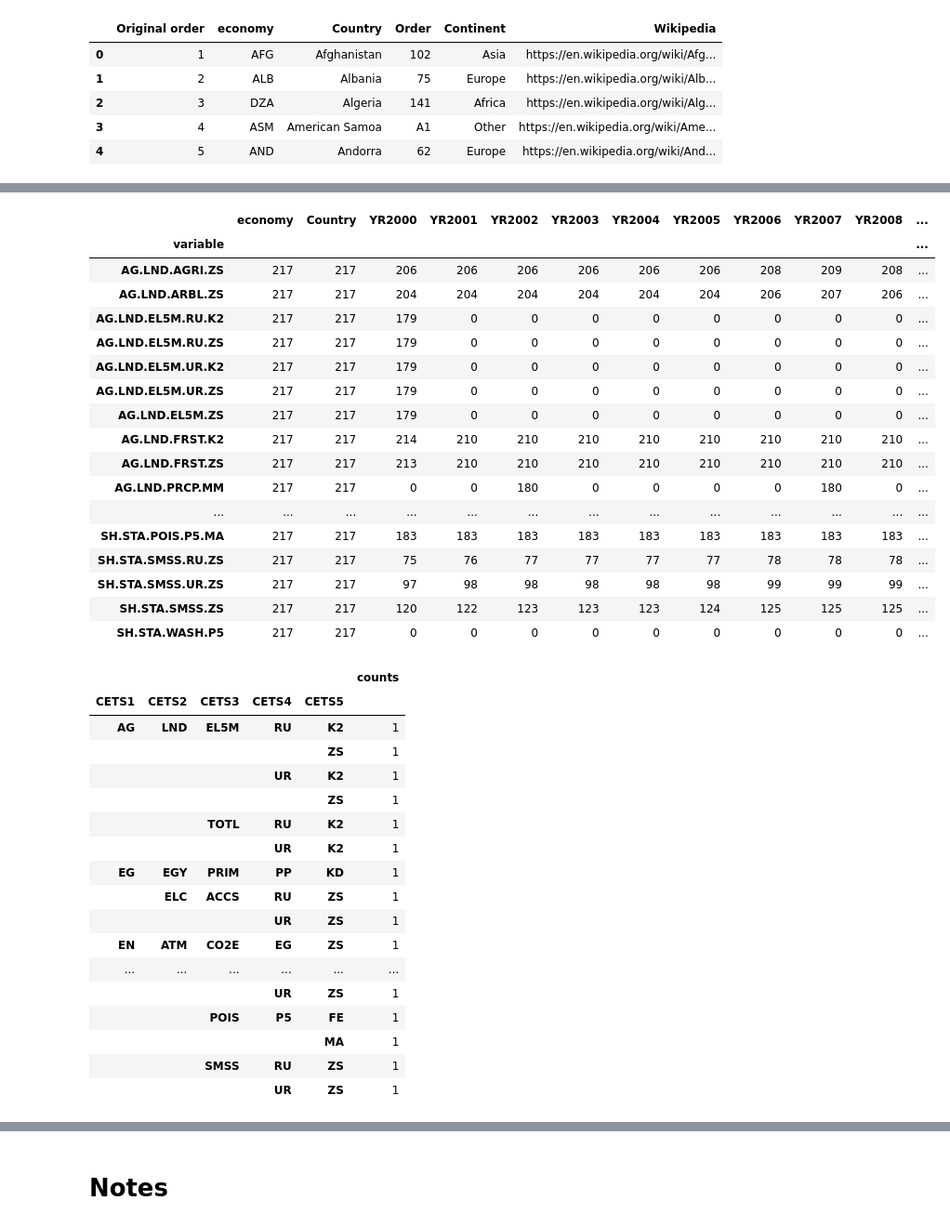
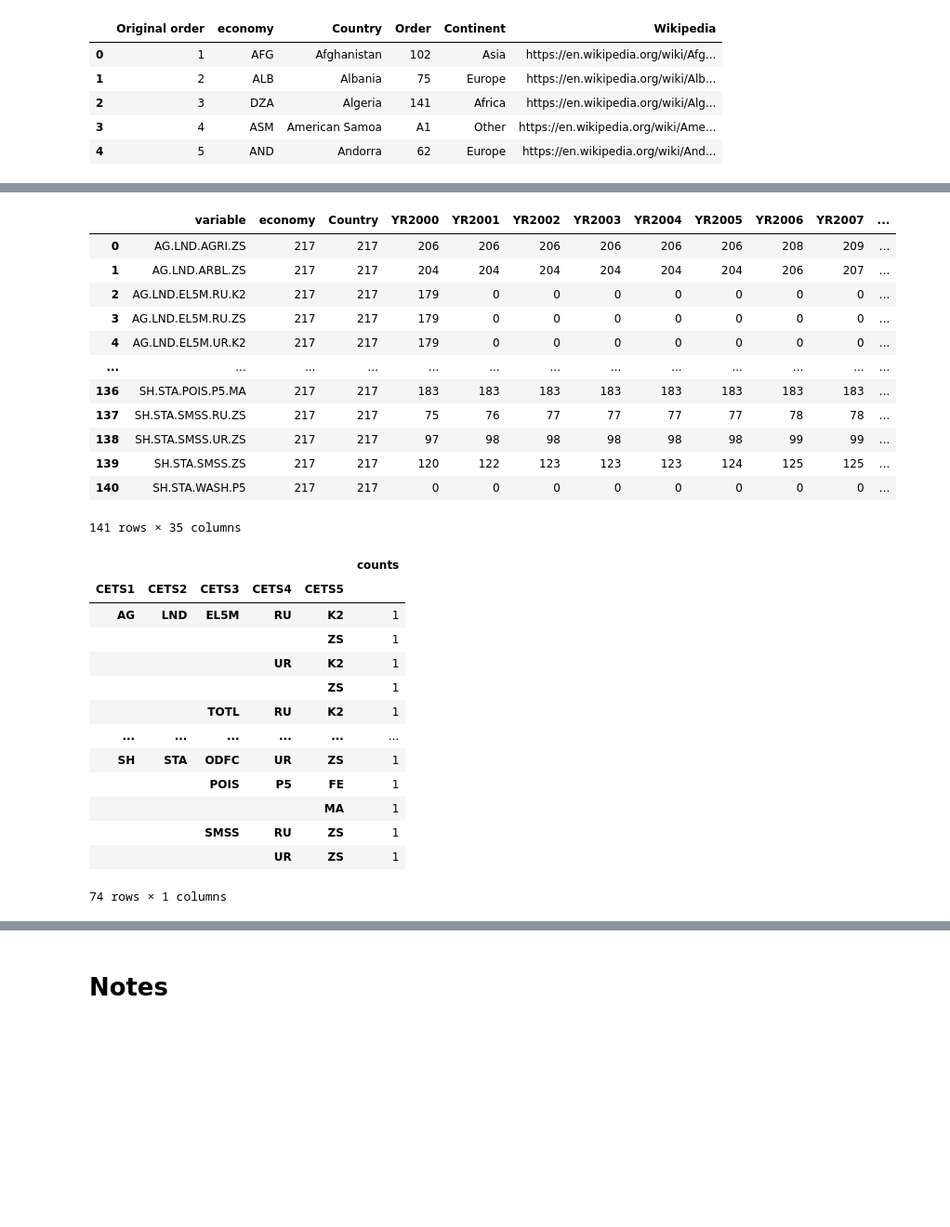
Before and after one commit to JavierParada/JavierParada.github.io, a Jupyter notebook: Inventory/Inventory.ipynb, the cells around one changed output, grey strips where cells are left out. Shown at 93% size. Cells and saved outputs as stored; diff of their text form; code cells hidden in the pictures; blank space fills up the shorter version.

```diff
--- a/Inventory/Inventory.ipynb
+++ b/Inventory/Inventory.ipynb
@@ -13,8 +13,8 @@ import plotly.express as px
 import plotly.graph_objects as go
 import datetime
 import numpy as np
-pd.set_option('display.max_rows', None)
-pd.set_option('display.max_columns', None)
+pd.set_option('display.max_rows', 50)
+pd.set_option('display.max_columns', 50)
 # %%
 # Define your own folder
 out_dir = os.path.join(os.path.expanduser('~'), 'Documents/Websites/JavierParada.github.io/Inventory/')
@@ -58,5 +60,5 @@ desc_others = pd.DataFrame(list(wb.series.list(others)))
 desc = pd.DataFrame(list(wb.series.list(db=2, topic=6)))
 desc = desc.append(desc_others)
 desc = desc.rename({'id': 'variable', 'value':'description'}, axis=1)
-desc = desc.sort_values(by='variable', ascending=True)
+desc = desc.sort_values(by='variable', ascending=True).reset_index(drop=True)
 desc.to_csv('desc.csv')
@@ -131,13 +113,17 @@ wikipedia.head()
 # %%
 appended_data = []
 for count, variable in enumerate(environment135, start=1):
-    print(count, variable)
+
     df = wb.data.DataFrame(series = variable,
                     economy = countries,
-                    time = range(2000, 2022, 1),
+                    time = range(2000, 2023, 1),
                     db=2, labels=True).reset_index()
+    clean = df.dropna(how='all', axis=1)
+    last = clean.columns[-1]
+    print(count, variable, last, sep='\t')
+
     df["variable"] = variable
-    print("Done")
+    # print("Done")
     appended_data.append(df)
 
 appended_data = pd.concat(appended_data)
@@ -162,0 +149,6 @@ Done
+# %%
+# add 2021 because it's empty right now
+appended_data['YR2021'] = np.nan
+appended_data['YR2022'] = np.nan
+appended_data['YR2023'] = np.nan
+appended_data.head()
@@ -163,30 +162,25 @@ Done
 # %%
 tableau = appended_data.groupby('variable').count().reset_index()
 tableau[['CETS1','CETS2','CETS3','CETS4','CETS5','CETS6']] = tableau['variable'].str.split(expand=True, pat='.')
 tableau = tableau.merge(desc, left_on='variable', right_on='variable', suffixes=('_left', '_right'))
 tableau["row"] = tableau['variable'] +": "+ tableau['description']
-tableau.set_index('variable', inplace=True)
+#tableau.set_index('variable', inplace=True)
 #tableau = tableau[tableau["CETS3"] == "EL5M"]
 tableau
 # %% [output]
-|  | economy | Country | YR2000 | YR2001 | YR2002 | YR2003 | YR2004 | YR2005 | YR2006 | YR2007 | YR2008 | ... |
-| variable |  |  |  |  |  |  |  |  |  |  |  | ... |
-| AG.LND.AGRI.ZS | 217 | 217 | 206 | 206 | 206 | 206 | 206 | 206 | 208 | 209 | 208 | ... |
-| AG.LND.ARBL.ZS | 217 | 217 | 204 | 204 | 204 | 204 | 204 | 204 | 206 | 207 | 206 | ... |
-| AG.LND.EL5M.RU.K2 | 217 | 217 | 179 | 0 | 0 | 0 | 0 | 0 | 0 | 0 | 0 | ... |
-| AG.LND.EL5M.RU.ZS | 217 | 217 | 179 | 0 | 0 | 0 | 0 | 0 | 0 | 0 | 0 | ... |
-| AG.LND.EL5M.UR.K2 | 217 | 217 | 179 | 0 | 0 | 0 | 0 | 0 | 0 | 0 | 0 | ... |
-| AG.LND.EL5M.UR.ZS | 217 | 217 | 179 | 0 | 0 | 0 | 0 | 0 | 0 | 0 | 0 | ... |
-| AG.LND.EL5M.ZS | 217 | 217 | 179 | 0 | 0 | 0 | 0 | 0 | 0 | 0 | 0 | ... |
-| AG.LND.FRST.K2 | 217 | 217 | 214 | 210 | 210 | 210 | 210 | 210 | 210 | 210 | 210 | ... |
-| AG.LND.FRST.ZS | 217 | 217 | 213 | 210 | 210 | 210 | 210 | 210 | 210 | 210 | 210 | ... |
-| AG.LND.PRCP.MM | 217 | 217 | 0 | 0 | 180 | 0 | 0 | 0 | 0 | 180 | 0 | ... |
+|  | variable | economy | Country | YR2000 | YR2001 | YR2002 | YR2003 | YR2004 | YR2005 | YR2006 | YR2007 | ... |
+| 0 | AG.LND.AGRI.ZS | 217 | 217 | 206 | 206 | 206 | 206 | 206 | 206 | 208 | 209 | ... |
+| 1 | AG.LND.ARBL.ZS | 217 | 217 | 204 | 204 | 204 | 204 | 204 | 204 | 206 | 207 | ... |
+| 2 | AG.LND.EL5M.RU.K2 | 217 | 217 | 179 | 0 | 0 | 0 | 0 | 0 | 0 | 0 | ... |
+| 3 | AG.LND.EL5M.RU.ZS | 217 | 217 | 179 | 0 | 0 | 0 | 0 | 0 | 0 | 0 | ... |
+| 4 | AG.LND.EL5M.UR.K2 | 217 | 217 | 179 | 0 | 0 | 0 | 0 | 0 | 0 | 0 | ... |
 | ... | ... | ... | ... | ... | ... | ... | ... | ... | ... | ... | ... | ... |
-| SH.STA.POIS.P5.MA | 217 | 217 | 183 | 183 | 183 | 183 | 183 | 183 | 183 | 183 | 183 | ... |
-| SH.STA.SMSS.RU.ZS | 217 | 217 | 75 | 76 | 77 | 77 | 77 | 77 | 78 | 78 | 78 | ... |
-| SH.STA.SMSS.UR.ZS | 217 | 217 | 97 | 98 | 98 | 98 | 98 | 98 | 99 | 99 | 99 | ... |
-| SH.STA.SMSS.ZS | 217 | 217 | 120 | 122 | 123 | 123 | 123 | 124 | 125 | 125 | 125 | ... |
-| SH.STA.WASH.P5 | 217 | 217 | 0 | 0 | 0 | 0 | 0 | 0 | 0 | 0 | 0 | ... |
+| 136 | SH.STA.POIS.P5.MA | 217 | 217 | 183 | 183 | 183 | 183 | 183 | 183 | 183 | 183 | ... |
+| 137 | SH.STA.SMSS.RU.ZS | 217 | 217 | 75 | 76 | 77 | 77 | 77 | 77 | 78 | 78 | ... |
+| 138 | SH.STA.SMSS.UR.ZS | 217 | 217 | 97 | 98 | 98 | 98 | 98 | 98 | 99 | 99 | ... |
+| 139 | SH.STA.SMSS.ZS | 217 | 217 | 120 | 122 | 123 | 123 | 123 | 124 | 125 | 125 | ... |
+| 140 | SH.STA.WASH.P5 | 217 | 217 | 0 | 0 | 0 | 0 | 0 | 0 | 0 | 0 | ... |
+141 rows × 35 columns
 # %%
 counts = tableau[['CETS1','CETS2','CETS3','CETS4','CETS5']].value_counts().to_frame('counts')
 counts.sort_values(by=['CETS1','CETS2','CETS3','CETS4','CETS5'], ascending=True)
@@ -198,16 +192,12 @@ counts.sort_values(by=['CETS1','CETS2','CETS3','CETS4','CETS5'], ascending=True)
 |  |  |  | UR | K2 | 1 |
 |  |  |  |  | ZS | 1 |
 |  |  | TOTL | RU | K2 | 1 |
-|  |  |  | UR | K2 | 1 |
-| EG | EGY | PRIM | PP | KD | 1 |
-|  | ELC | ACCS | RU | ZS | 1 |
-|  |  |  | UR | ZS | 1 |
-| EN | ATM | CO2E | EG | ZS | 1 |
 | ... | ... | ... | ... | ... | ... |
-|  |  |  | UR | ZS | 1 |
+| SH | STA | ODFC | UR | ZS | 1 |
 |  |  | POIS | P5 | FE | 1 |
 |  |  |  |  | MA | 1 |
 |  |  | SMSS | RU | ZS | 1 |
 |  |  |  | UR | ZS | 1 |
+74 rows × 1 columns
 # %%
 columns = ['YR2000', 'YR2001', 'YR2002','YR2003', 'YR2004', 'YR2005', 'YR2006', 'YR2007', 'YR2008', 'YR2009',
```
Also changed, not shown: parts of 15 cells of this notebook.
